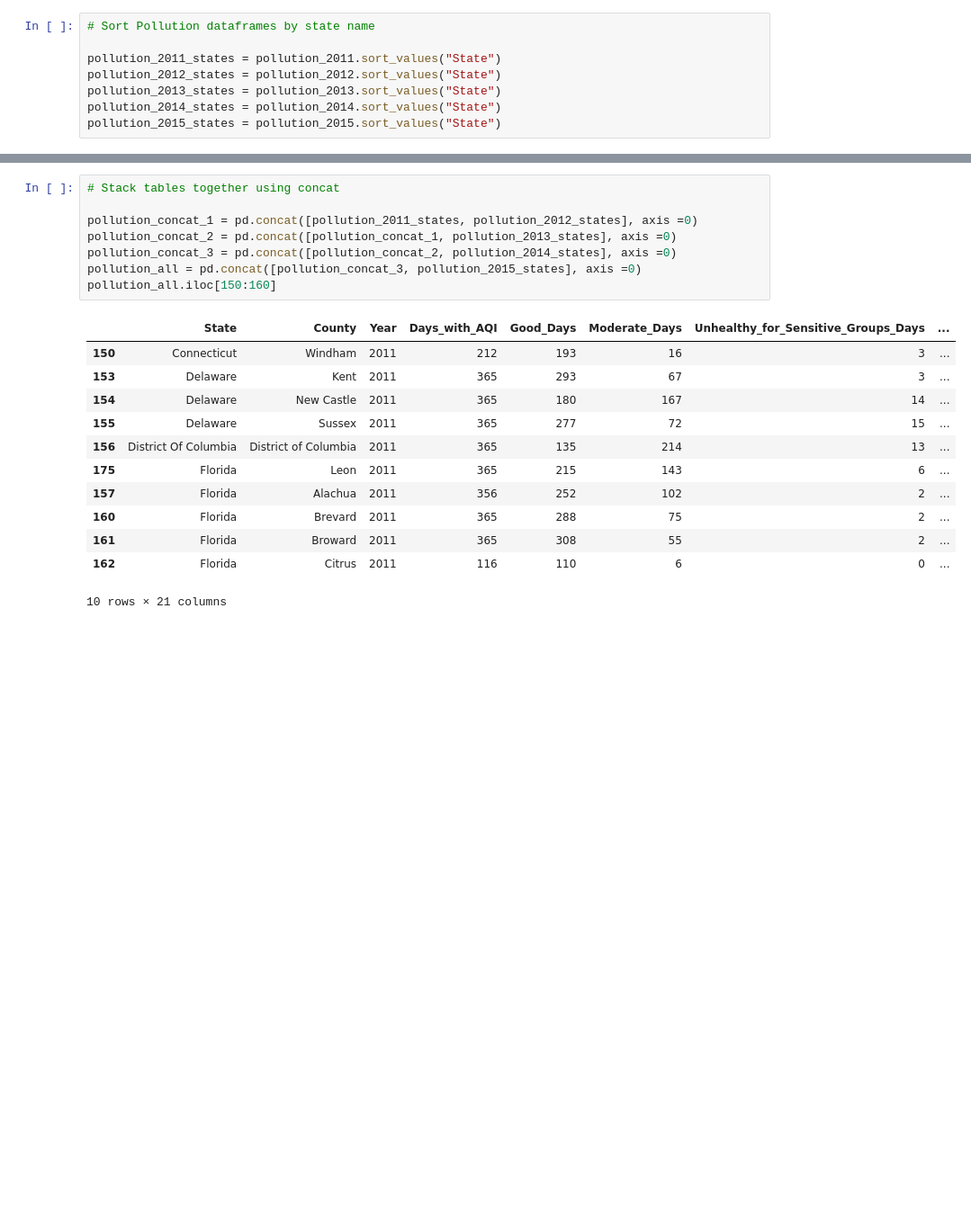
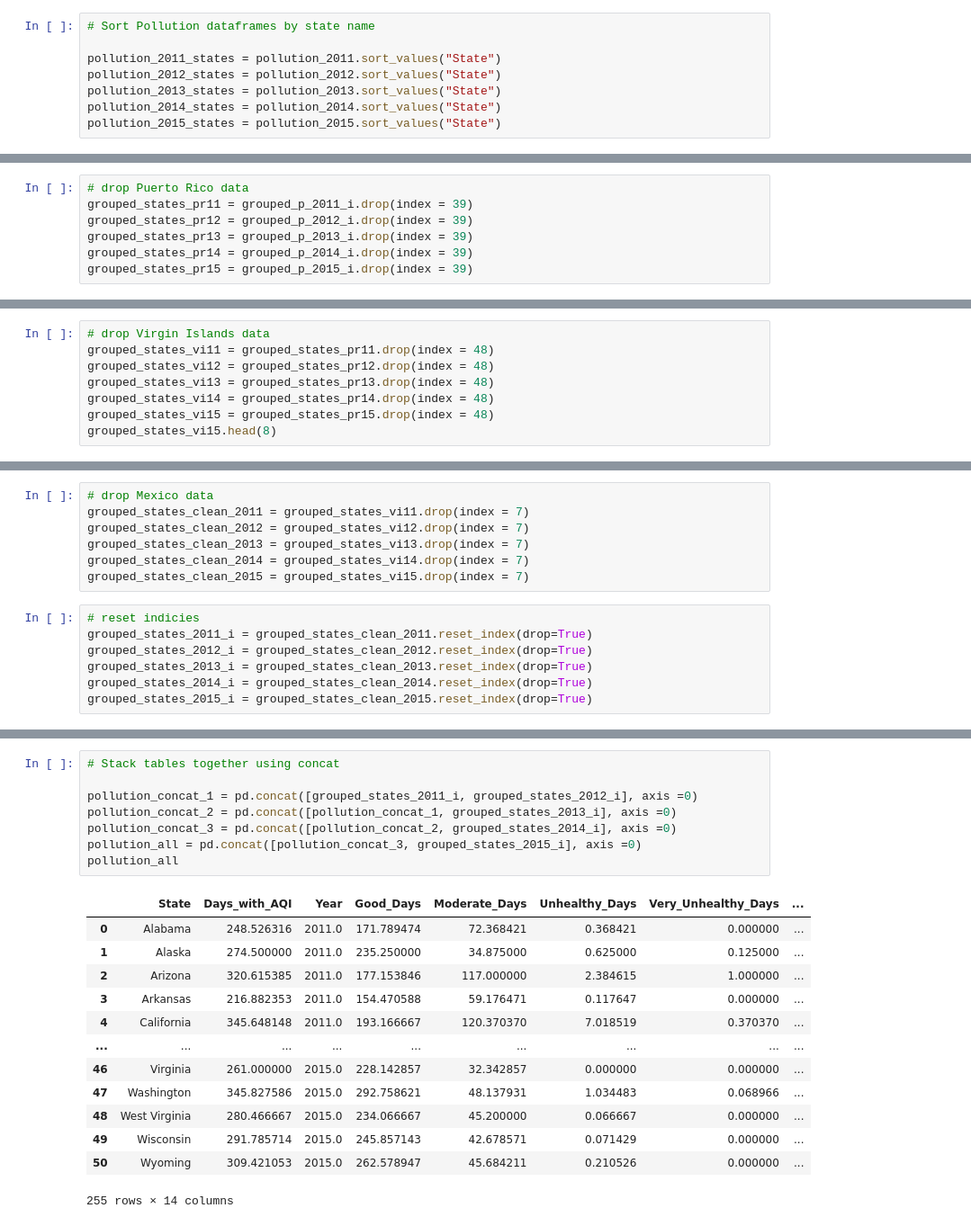
Before and after one commit to nathanprows77/Quality_of_Life, a Jupyter notebook: Data prep/Tableau_data.ipynb, the cells around one changed output, grey strips where cells are left out. Shown at 90% size. Saved outputs shown, nothing was run; the diff lists cells and outputs as text; blank space fills up the shorter version.

Commit message:
New Pollution data clean

```diff
--- a/Data prep/Tableau_data.ipynb
+++ b/Data prep/Tableau_data.ipynb
@@ -416,0 +616,7 @@ pollution_2015_states = pollution_2015.sort_values("State")
+# %%
+# drop Puerto Rico data
+grouped_states_pr11 = grouped_p_2011_i.drop(index = 39)
+grouped_states_pr12 = grouped_p_2012_i.drop(index = 39)
+grouped_states_pr13 = grouped_p_2013_i.drop(index = 39)
+grouped_states_pr14 = grouped_p_2014_i.drop(index = 39)
+grouped_states_pr15 = grouped_p_2015_i.drop(index = 39)
@@ -416,0 +633,8 @@ pollution_2015_states = pollution_2015.sort_values("State")
+# %%
+# drop Virgin Islands data
+grouped_states_vi11 = grouped_states_pr11.drop(index = 48)
+grouped_states_vi12 = grouped_states_pr12.drop(index = 48)
+grouped_states_vi13 = grouped_states_pr13.drop(index = 48)
+grouped_states_vi14 = grouped_states_pr14.drop(index = 48)
+grouped_states_vi15 = grouped_states_pr15.drop(index = 48)
+grouped_states_vi15.head(8)
@@ -416,0 +651,14 @@ pollution_2015_states = pollution_2015.sort_values("State")
+# %%
+# drop Mexico data
+grouped_states_clean_2011 = grouped_states_vi11.drop(index = 7)
+grouped_states_clean_2012 = grouped_states_vi12.drop(index = 7)
+grouped_states_clean_2013 = grouped_states_vi13.drop(index = 7)
+grouped_states_clean_2014 = grouped_states_vi14.drop(index = 7)
+grouped_states_clean_2015 = grouped_states_vi15.drop(index = 7)
+# %%
+# reset indicies
+grouped_states_2011_i = grouped_states_clean_2011.reset_index(drop=True)
+grouped_states_2012_i = grouped_states_clean_2012.reset_index(drop=True)
+grouped_states_2013_i = grouped_states_clean_2013.reset_index(drop=True)
+grouped_states_2014_i = grouped_states_clean_2014.reset_index(drop=True)
+grouped_states_2015_i = grouped_states_clean_2015.reset_index(drop=True)
@@ -430,21 +686,22 @@ pollution_2015_states['Longitude'] = states['longitude']
 # %%
 # Stack tables together using concat
 
-pollution_concat_1 = pd.concat([pollution_2011_states, pollution_2012_states], axis =0)
-pollution_concat_2 = pd.concat([pollution_concat_1, pollution_2013_states], axis =0)
-pollution_concat_3 = pd.concat([pollution_concat_2, pollution_2014_states], axis =0)
-pollution_all = pd.concat([pollution_concat_3, pollution_2015_states], axis =0)
-pollution_all.iloc[150:160]
+pollution_concat_1 = pd.concat([grouped_states_2011_i, grouped_states_2012_i], axis =0)
+pollution_concat_2 = pd.concat([pollution_concat_1, grouped_states_2013_i], axis =0)
+pollution_concat_3 = pd.concat([pollution_concat_2, grouped_states_2014_i], axis =0)
+pollution_all = pd.concat([pollution_concat_3, grouped_states_2015_i], axis =0)
+pollution_all
 # %% [output]
-|  | State | County | Year | Days_with_AQI | Good_Days | Moderate_Days | Unhealthy_for_Sensitive_Groups_Days | ... |
-| 150 | Connecticut | Windham | 2011 | 212 | 193 | 16 | 3 | ... |
-| 153 | Delaware | Kent | 2011 | 365 | 293 | 67 | 3 | ... |
-| 154 | Delaware | New Castle | 2011 | 365 | 180 | 167 | 14 | ... |
-| 155 | Delaware | Sussex | 2011 | 365 | 277 | 72 | 15 | ... |
-| 156 | District Of Columbia | District of Columbia | 2011 | 365 | 135 | 214 | 13 | ... |
-| 175 | Florida | Leon | 2011 | 365 | 215 | 143 | 6 | ... |
-| 157 | Florida | Alachua | 2011 | 356 | 252 | 102 | 2 | ... |
-| 160 | Florida | Brevard | 2011 | 365 | 288 | 75 | 2 | ... |
-| 161 | Florida | Broward | 2011 | 365 | 308 | 55 | 2 | ... |
-| 162 | Florida | Citrus | 2011 | 116 | 110 | 6 | 0 | ... |
+|  | State | Days_with_AQI | Year | Good_Days | Moderate_Days | Unhealthy_Days | Very_Unhealthy_Days | ... |
+| 0 | Alabama | 248.526316 | 2011.0 | 171.789474 | 72.368421 | 0.368421 | 0.000000 | ... |
+| 1 | Alaska | 274.500000 | 2011.0 | 235.250000 | 34.875000 | 0.625000 | 0.125000 | ... |
+| 2 | Arizona | 320.615385 | 2011.0 | 177.153846 | 117.000000 | 2.384615 | 1.000000 | ... |
+| 3 | Arkansas | 216.882353 | 2011.0 | 154.470588 | 59.176471 | 0.117647 | 0.000000 | ... |
+| 4 | California | 345.648148 | 2011.0 | 193.166667 | 120.370370 | 7.018519 | 0.370370 | ... |
+| ... | ... | ... | ... | ... | ... | ... | ... | ... |
+| 46 | Virginia | 261.000000 | 2015.0 | 228.142857 | 32.342857 | 0.000000 | 0.000000 | ... |
+| 47 | Washington | 345.827586 | 2015.0 | 292.758621 | 48.137931 | 1.034483 | 0.068966 | ... |
+| 48 | West Virginia | 280.466667 | 2015.0 | 234.066667 | 45.200000 | 0.066667 | 0.000000 | ... |
+| 49 | Wisconsin | 291.785714 | 2015.0 | 245.857143 | 42.678571 | 0.071429 | 0.000000 | ... |
+| 50 | Wyoming | 309.421053 | 2015.0 | 262.578947 | 45.684211 | 0.210526 | 0.000000 | ... |
-10 rows × 21 columns
+255 rows × 14 columns
```
Also changed, not shown: parts of 29 cells of this notebook.
